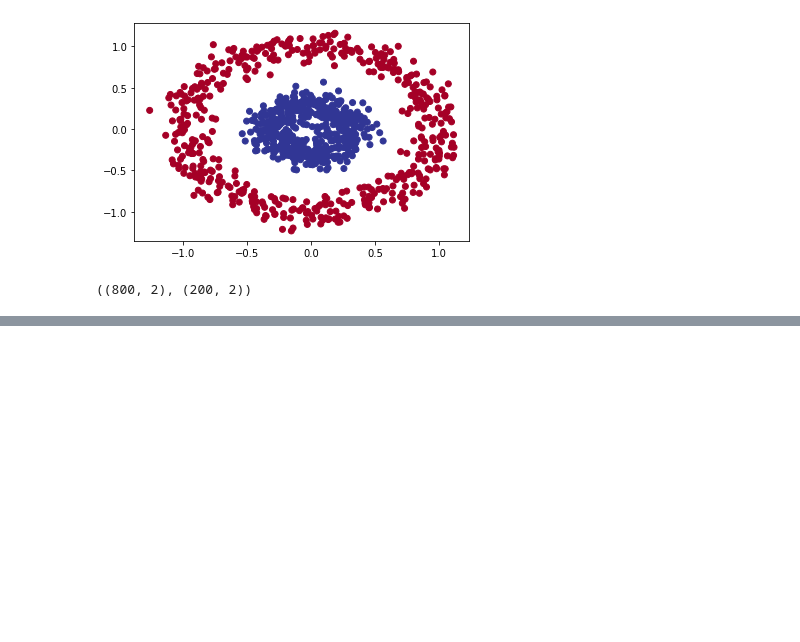
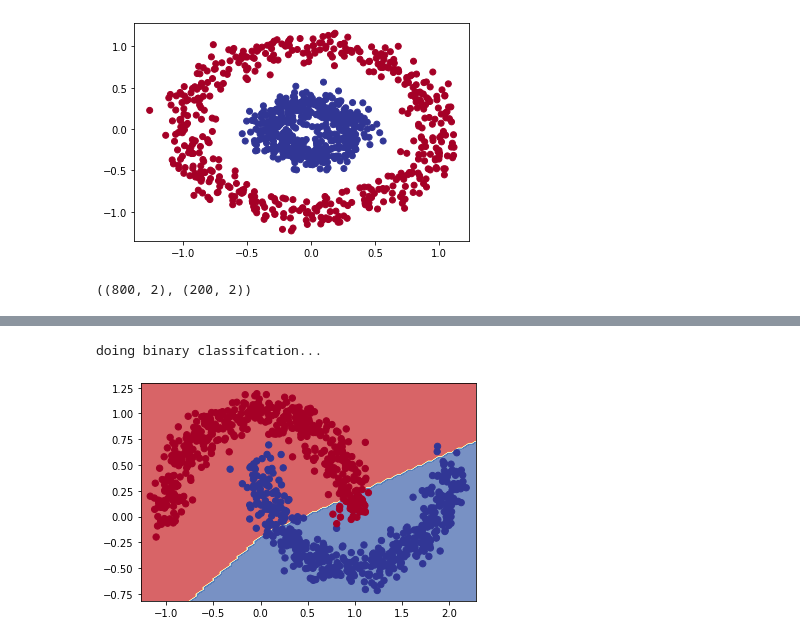
Before and after one commit to El-Nico/tensorflow-notes, a Jupyter notebook: classification_exercises.ipynb, the cells around one changed output, grey strips where cells are left out. Cells and saved outputs as stored; diff of their text form; code cells hidden in the pictures; blank space fills up the shorter version.

```diff
--- a/classification_exercises.ipynb
+++ b/classification_exercises.ipynb
@@ -141,0 +243,8 @@ Epoch 50/50
+# %%
+#split into training and test sets
+x_train, y_train = x[:800], y[:800]
+x_test, y_test=x[800:], y[800:]
+# %%
+#apply l2 normalization
+x_train, x_test= tf.keras.utils.normalize(x_train, axis=-1, order=2), tf.keras.utils.normalize(x_test, axis=-1, order=2)
+x_test[:10]
@@ -141,0 +262,14 @@ Epoch 50/50
+# %%
+moon_model=tf.keras.Sequential([
+     tf.keras.layers.Dense(2, activation="relu"),
+     tf.keras.layers.Dense(8, activation="relu"),
+     tf.keras.layers.Dense(1, activation="sigmoid")
+])
+
+moon_model.compile(
+    loss= tf.keras.losses.binary_crossentropy,
+    optimizer= tf.keras.optimizers.Adam(learning_rate=0.03),
+    metrics=["accuracy"]
+)
+
+moon_model.fit(x_train, y_train, epochs=50)
@@ -141,0 +300,7 @@ Epoch 50/50
+# %%
+#check out the predictions of moon model
+x_visual, y_visual= moons
+plot_decision_boundary(moon_model, x_visual, y_visual)
+# %% [output]
+doing binary classifcation...
+[figure, added]
```
Also changed, not shown: parts of 16 cells of this notebook.
